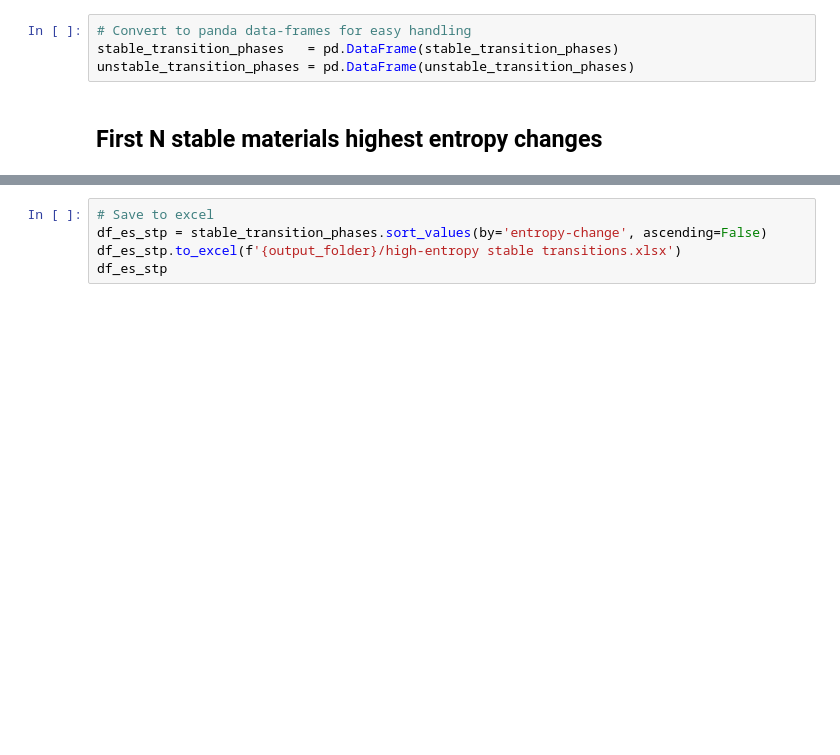
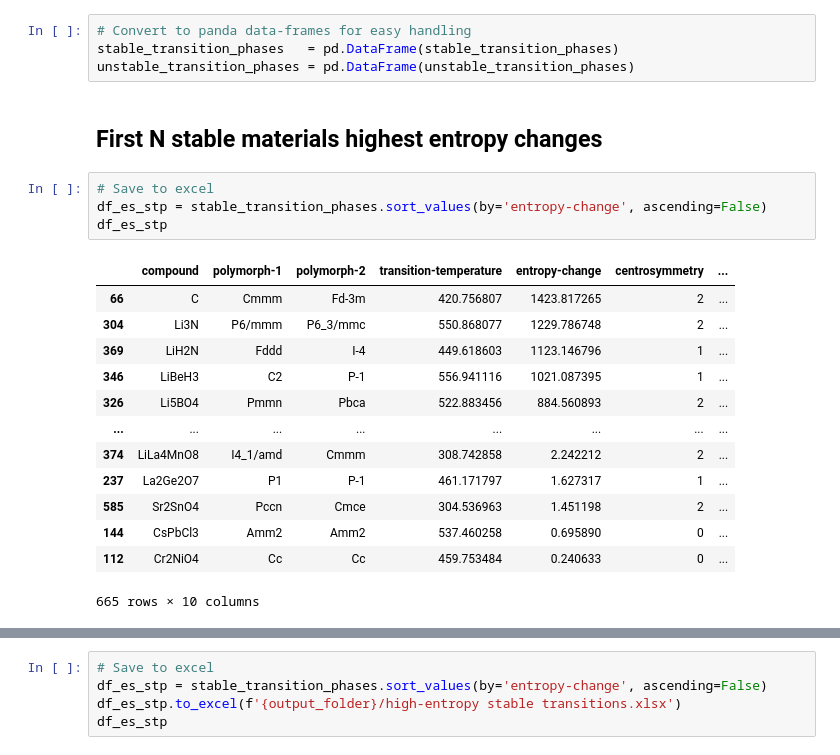
Before and after one commit to IonRepo/ml-phasetransitions, a Jupyter notebook: predict-phase-transitions-uncert.ipynb, the cells around one changed output, grey strips where cells are left out. Cells and saved outputs as stored; diff of their text form; blank space fills up the shorter version.

```diff
--- a/predict-phase-transitions-uncert.ipynb
+++ b/predict-phase-transitions-uncert.ipynb
@@ -384,6 +381,24 @@ stable_transition_phases   = pd.DataFrame(stable_transition_phases)
 unstable_transition_phases = pd.DataFrame(unstable_transition_phases)
 # %% [markdown]
 ## First N stable materials highest entropy changes
+# %%
+# Save to excel
+df_es_stp = stable_transition_phases.sort_values(by='entropy-change', ascending=False)
+df_es_stp
+# %% [output]
+|  | compound | polymorph-1 | polymorph-2 | transition-temperature | entropy-change | centrosymmetry | ... |
+| 66 | C | Cmmm | Fd-3m | 420.756807 | 1423.817265 | 2 | ... |
+| 304 | Li3N | P6/mmm | P6_3/mmc | 550.868077 | 1229.786748 | 2 | ... |
+| 369 | LiH2N | Fddd | I-4 | 449.618603 | 1123.146796 | 1 | ... |
+| 346 | LiBeH3 | C2 | P-1 | 556.941116 | 1021.087395 | 1 | ... |
+| 326 | Li5BO4 | Pmmn | Pbca | 522.883456 | 884.560893 | 2 | ... |
+| ... | ... | ... | ... | ... | ... | ... | ... |
+| 374 | LiLa4MnO8 | I4_1/amd | Cmmm | 308.742858 | 2.242212 | 2 | ... |
+| 237 | La2Ge2O7 | P1 | P-1 | 461.171797 | 1.627317 | 1 | ... |
+| 585 | Sr2SnO4 | Pccn | Cmce | 304.536963 | 1.451198 | 2 | ... |
+| 144 | CsPbCl3 | Amm2 | Amm2 | 537.460258 | 0.695890 | 0 | ... |
+| 112 | Cr2NiO4 | Cc | Cc | 459.753484 | 0.240633 | 0 | ... |
+665 rows × 10 columns
 # %%
 # Save to excel
 df_es_stp = stable_transition_phases.sort_values(by='entropy-change', ascending=False)
```
Also changed, not shown: parts of 6 cells of this notebook, 17 other files.
